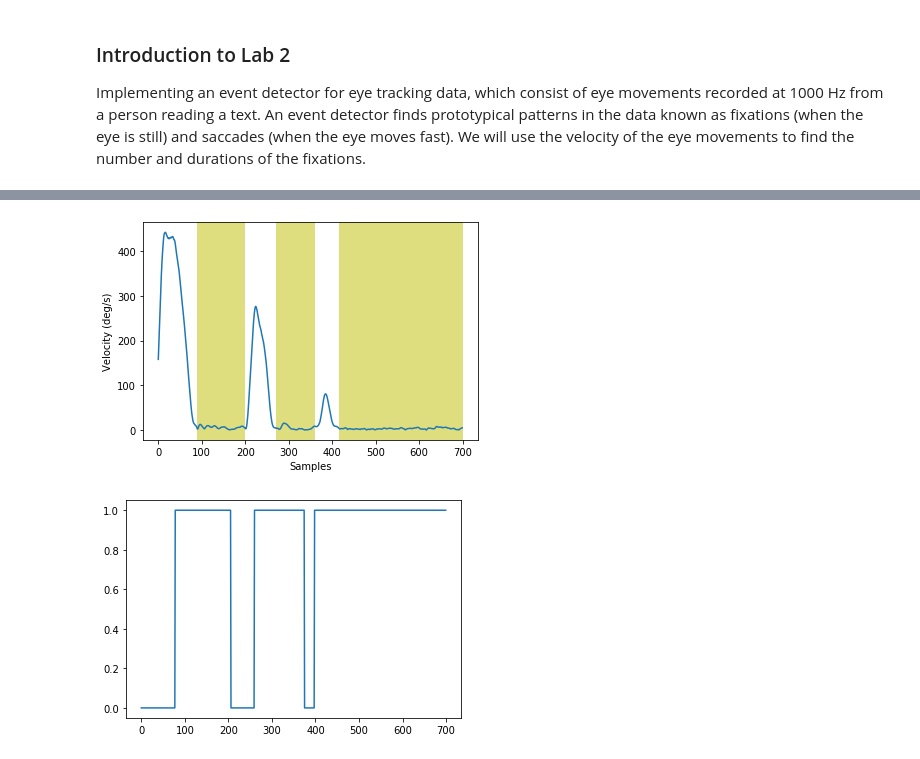
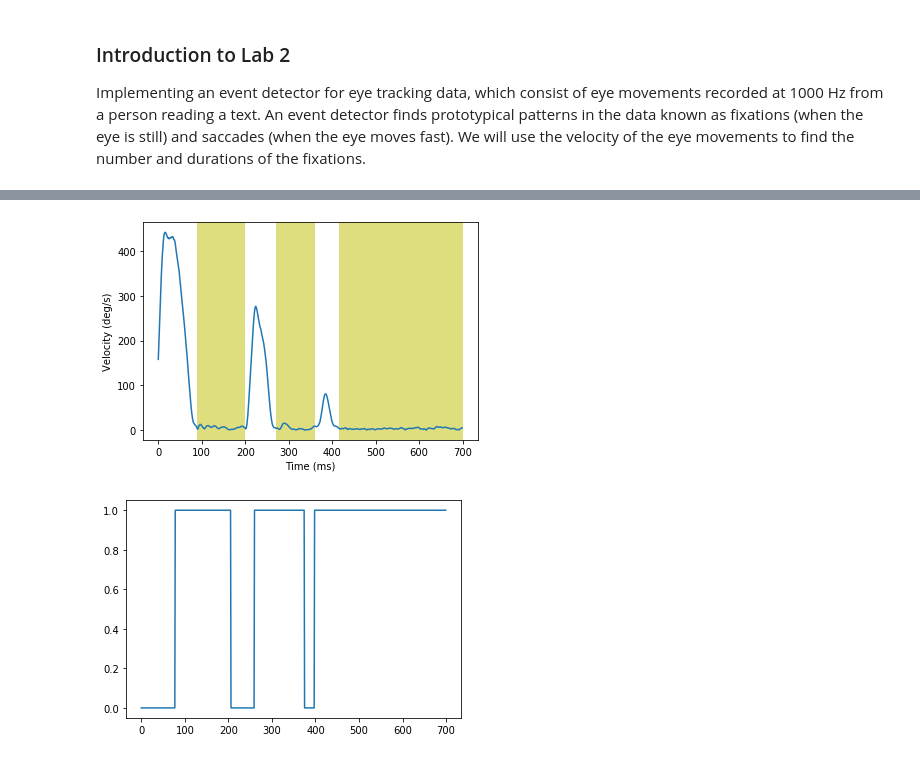
Before and after one commit to marcus-nystrom/python_course, a Jupyter notebook: Week2_lecture.ipynb, the cells around one changed output, grey strips where cells are left out. Cells and saved outputs as stored; diff of their text form; code cells hidden in the pictures.

```diff
--- a/Week2_lecture.ipynb
+++ b/Week2_lecture.ipynb
@@ -186,19 +196,19 @@ plt.show()
 # %%
 # Zoom in on a smaller part of the data
 eye_velocity_short = eye_velocity[100:800]
 plt.plot(eye_velocity_short)
-plt.xlabel('Samples')
+plt.xlabel('Time (ms)')
 plt.ylabel('Velocity (deg/s)')
 
 # Indicate fixations with interval shaded
 plt.axvspan(90, 200, color='y', alpha=0.5, lw=0)
 plt.axvspan(270, 360, color='y', alpha=0.5, lw=0)
 plt.axvspan(415, 700, color='y', alpha=0.5, lw=0)
 
 # Show the results
 plt.show()
 # %% [output]
-[figure, old version]
+[figure, new version]
 # %%
 # Fixations are located where velocity < 30 deg/s
 threshold = 30
```
Also changed, not shown: parts of 7 cells of this notebook.
